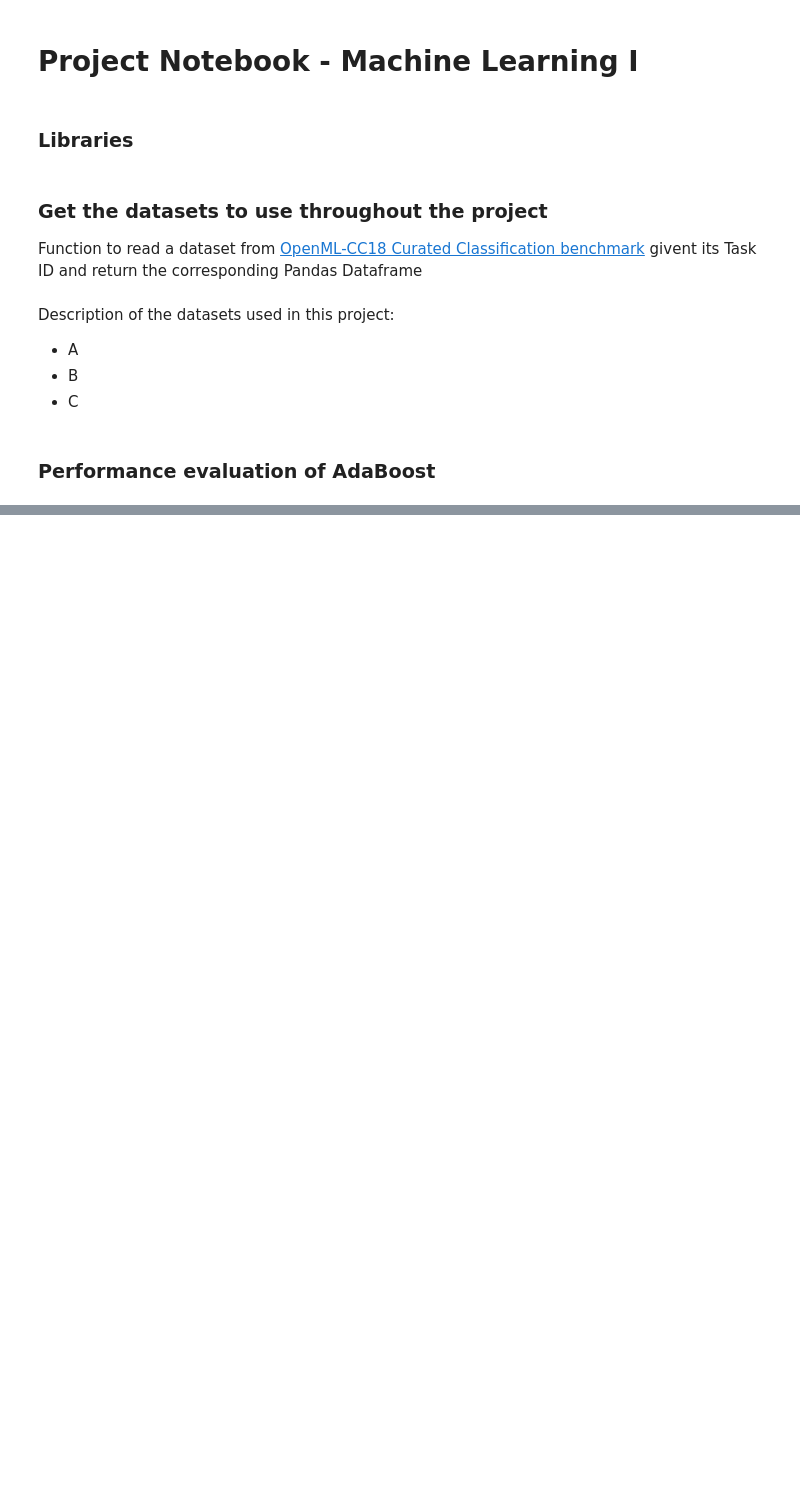
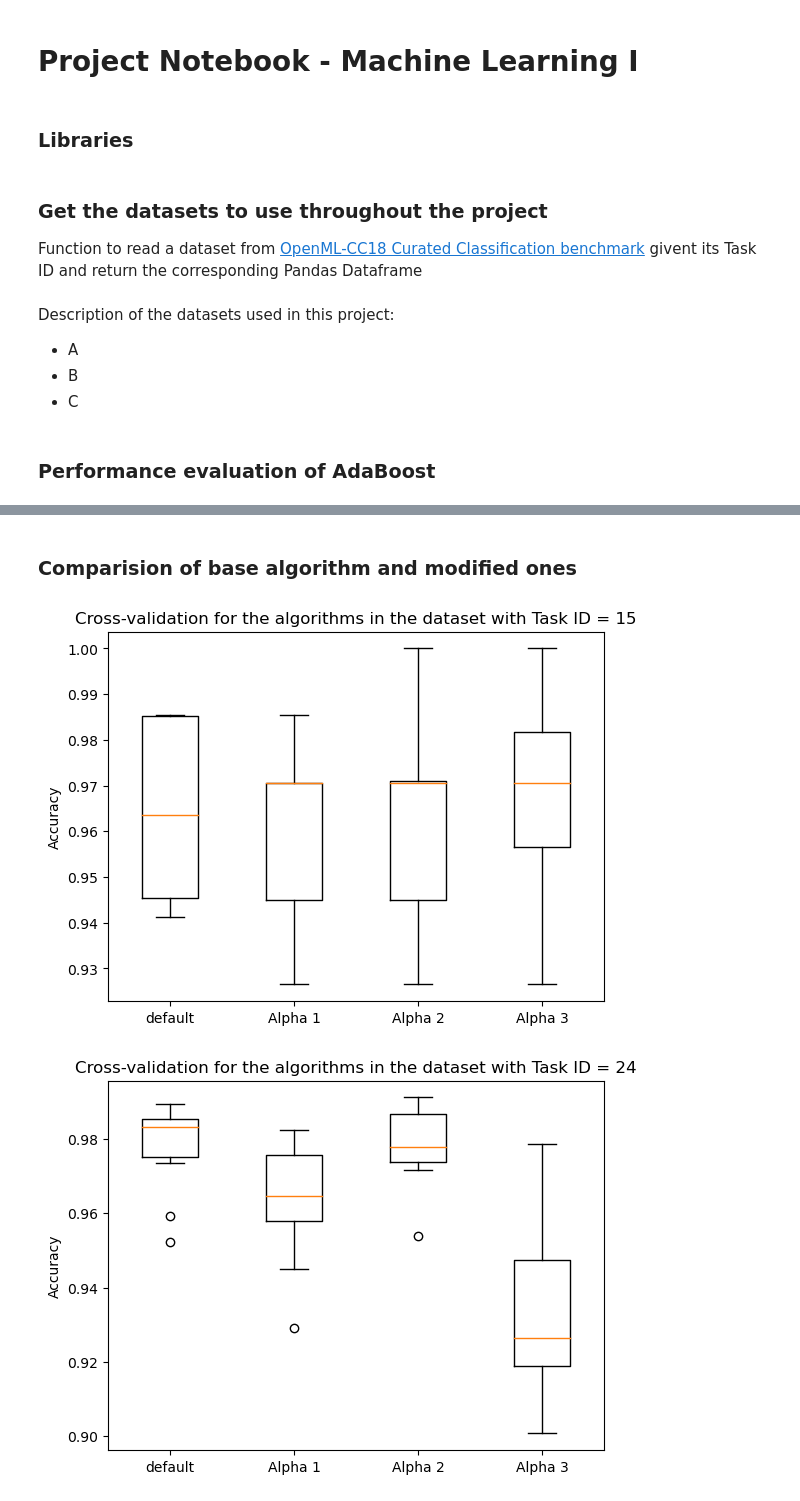
Before and after one commit to barbara-san/AdaBoost-Modifications-and-Performance-Analysis, a Jupyter notebook: Project.ipynb, the cells around one changed output, grey strips where cells are left out. Drawn from its saved outputs; the diff is of its cells as text; code cells hidden in the pictures; blank space fills up the shorter version.

```diff
--- a/Project.ipynb
+++ b/Project.ipynb
@@ -204,0 +226,29 @@ Train size: 0.9
+# %% [markdown]
+### Comparision of base algorithm and modified ones
+# %%
+# define the models
+models = [
+    ("default", AdaBoost()),
+    ("Alpha 1", AdaBoost(1)),
+    ("Alpha 2", AdaBoost(2)),
+    ("Alpha 3", AdaBoost(3)),
+]
+# %%
+# function to plot the results from
+def plot_cv(results_cv,metric='Accuracy', title="Cross-validation results for multiple algorithms in a single task"):
+    fig, ax = plt.subplots()
+    ax.boxplot(results_cv)
+    ax.set_xticklabels(results_cv.columns)
+    ax.set_ylabel(metric)
+    ax.set_title(title)
+    plt.show()
+# %%
+# run 10-fold cross-validation on all algorithms and plot estimates
+for ds_id, ds in datasets:
+    X = ds.drop(columns=['target'], axis=1)
+    y = ds['target']
+    results = run_cv(X, y, models)
+    plot_cv(results, title=f"Cross-validation for the algorithms in the dataset with {ds_id}")
+# %% [output]
+[figure, added]
+[figure, added]
```
Also changed, not shown: parts of 6 cells of this notebook.
